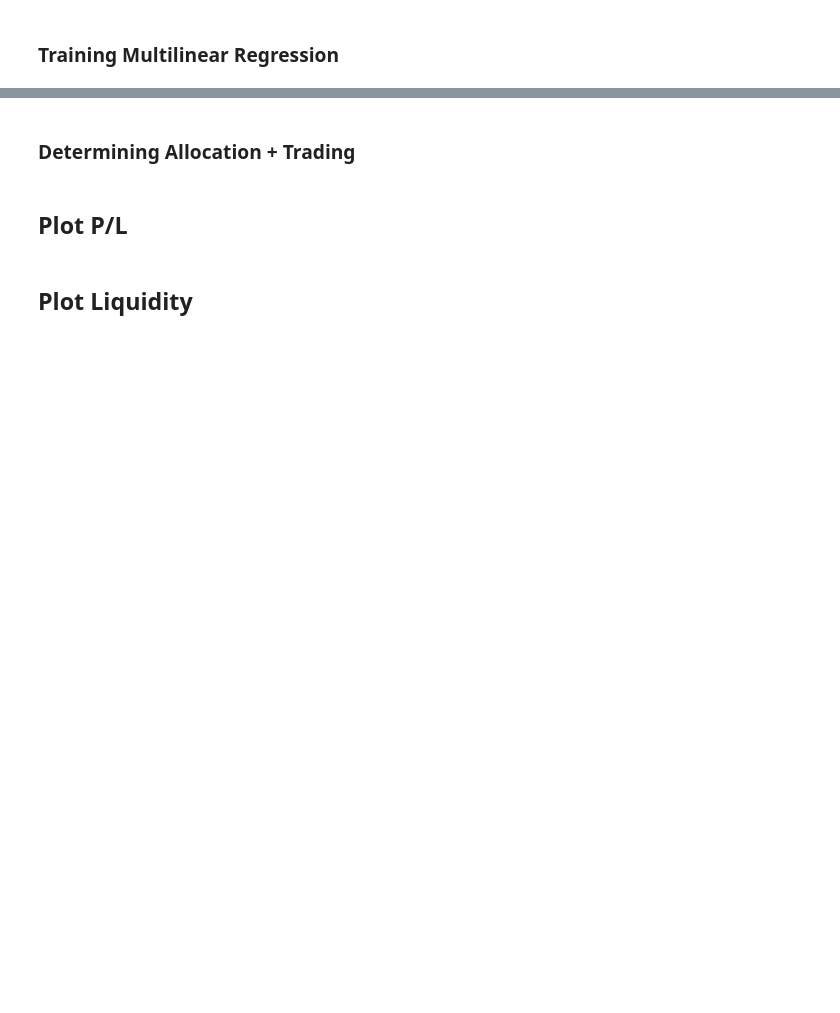
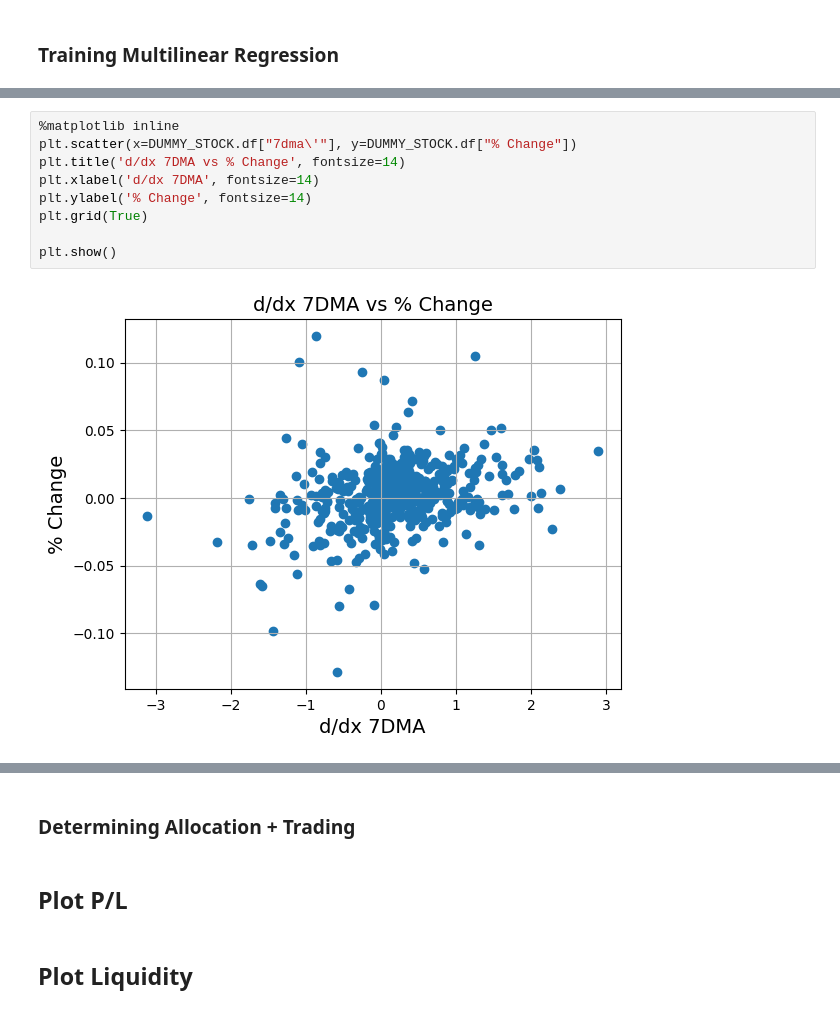
Before and after one commit to NotReallyJustin/SSMIF-Analyst-App, a Jupyter notebook: justin_chen_algo_strat.ipynb, the cells around one changed output, grey strips where cells are left out. Cells and saved outputs as stored; diff of their text form; blank space fills up the shorter version.

```diff
--- a/justin_chen_algo_strat.ipynb
+++ b/justin_chen_algo_strat.ipynb
@@ -40,0 +490,11 @@ We're also only going to be buying/selling because the SSMIF overlords will hunt
+# %%
+%matplotlib inline
+plt.scatter(x=DUMMY_STOCK.df["7dma\'"], y=DUMMY_STOCK.df["% Change"])
+plt.title('d/dx 7DMA vs % Change', fontsize=14)
+plt.xlabel('d/dx 7DMA', fontsize=14)
+plt.ylabel('% Change', fontsize=14)
+plt.grid(True)
+
+plt.show()
+# %% [output]
+[figure, added]
```
Also changed, not shown: parts of 31 cells of this notebook.
